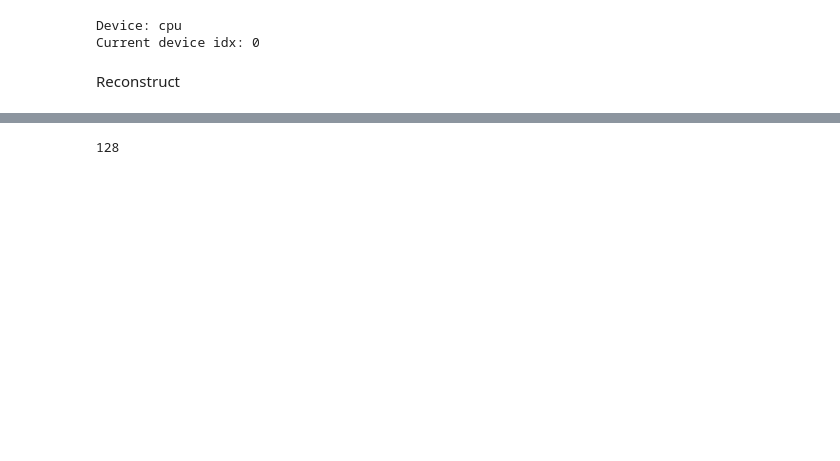
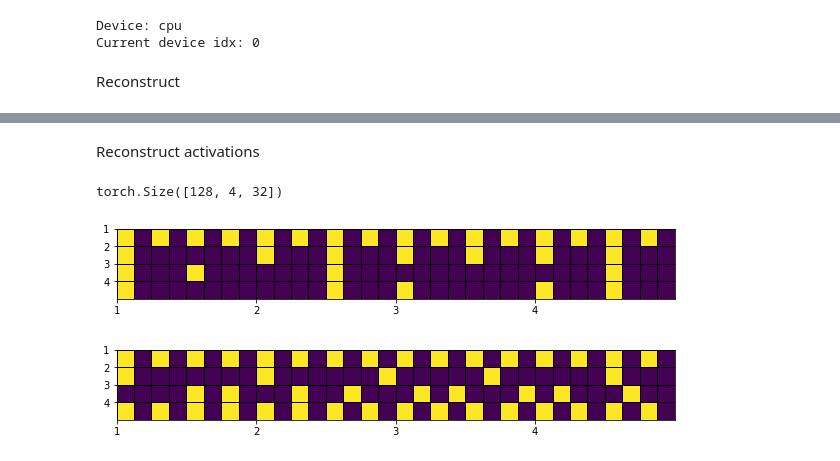
Before and after one commit to EmanueleCosenza/polyphemus, a Jupyter notebook: plot.ipynb, the cells around one changed output, grey strips where cells are left out. Cells and saved outputs as stored; diff of their text form; code cells hidden in the pictures; blank space fills up the shorter version.

```diff
--- a/plot.ipynb
+++ b/plot.ipynb
@@ -864,7 +970,8 @@ def generate_square_subsequent_mask(sz):
     """Generates an upper-triangular matrix of -inf, with zeros on diag."""
     return torch.triu(torch.ones(sz, sz) * float('-inf'), diagonal=1)
 # %%
-checkpoint = torch.load('models/pitchdurs_rgcn_ecc')
+checkpoint = torch.load('models/2barsACTS/checkpoint')
 # %%
 state_dict = checkpoint['model_state_dict']
-vae = VAE().to(device)
+params = torch.load('models/2barsACTS/params')
+vae = VAE(**params['model']).to(device)
@@ -894,31 +1023,65 @@ from torch.utils.data import Subset
 import numpy as np
 import os
 
-ds_dir = "data/preprocessed"
-dataset = MIDIDataset(ds_dir)
+ds_dir = "/data/cosenza/datasets/preprocessed_2bars/"
+dataset = MIDIDataset(ds_dir, n_bars=2)
 #loader = DataLoader(dataset, batch_size=64, shuffle=True)
 
-n_samples = 128
-subset = Subset(dataset, np.arange(n_samples))
-loader = DataLoader(subset, batch_size=64, shuffle=False)
-print(len(subset))
+#n_samples = 128
+#subset = Subset(dataset, np.arange(n_samples))
+loader = DataLoader(dataset, batch_size=64, shuffle=False)
+#print(len(subset))
-# %% [output]
-128
 # %%
 for idx, inputs in enumerate(loader):
 
-    x_seq, x_acts, x_graph, src_mask = inputs
-    x_seq = x_seq.float().to(device)
-    x_acts = x_acts.to(device)
-    x_graph = x_graph.to(device)
-    src_mask = src_mask.to(device)
+    x_graph = inputs.to(device)
+    x_seq, x_acts, src_mask = x_graph.x_seq, x_graph.x_acts, x_graph.src_mask
     tgt_mask = generate_square_subsequent_mask(x_seq.size(-2)-1).to(device)
+
 
     # Forward pass, get the reconstructions
     outputs, mu, log_var = vae(x_seq, x_acts, x_graph, src_mask, tgt_mask)
 
     break
 
-seq_rec, _  = outputs
+seq_rec, acts_rec  = outputs
+# %% [markdown]
+Reconstruct activations
+# %%
+acts_rec.size()
+# %% [output]
+torch.Size([128, 4, 32])
+# %%
+from matplotlib import pyplot as plt
+
+s = torch.sigmoid(acts_rec[55])
+s[s > 0.5] = 1
+s[s <= 0.5] = 0
+#plt.matshow(s.detach().numpy())
+#plt.xticks(range(0, s.size(1), 8), range(1, 5))
+#plt.grid()
+plt.figure(figsize=(10, 10))
+plt.pcolormesh(s.detach().numpy(), edgecolors='k', linewidth=1)
+ax = plt.gca()
+ax.set_aspect('equal')
+plt.xticks(range(0, s.size(1), 8), range(1, 5))
+plt.yticks(range(0, 4), range(1, 5))
+ax.invert_yaxis()
+# %% [output]
+[figure, added]
+# %%
+s = torch.sigmoid(x_acts[55])
+#plt.matshow(s.detach().numpy())
+#plt.xticks(range(0, s.size(1), 8), range(1, 5))
+#plt.grid()
+plt.figure(figsize=(10, 10))
+plt.pcolormesh(s.detach().numpy(), edgecolors='k', linewidth=1)
+ax = plt.gca()
+ax.set_aspect('equal')
+plt.xticks(range(0, s.size(1), 8), range(1, 5))
+plt.yticks(range(0, 4), range(1, 5))
+ax.invert_yaxis()
+# %% [output]
+[figure, added]
 # %%
 x_seq.size()
```
Also changed, not shown: parts of 16 cells of this notebook, 2 other files.
